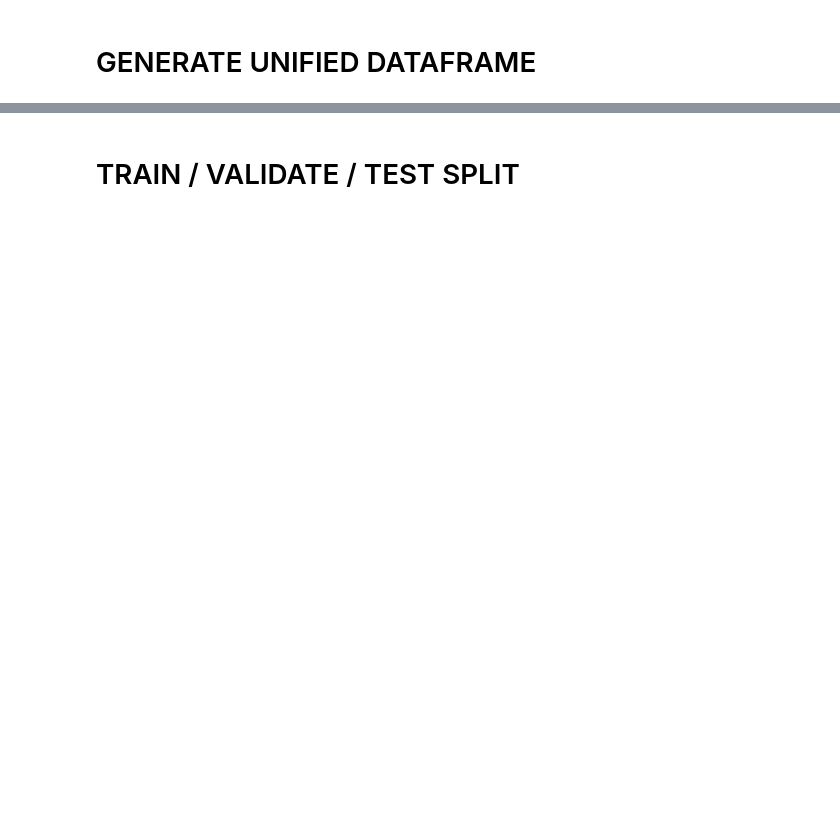
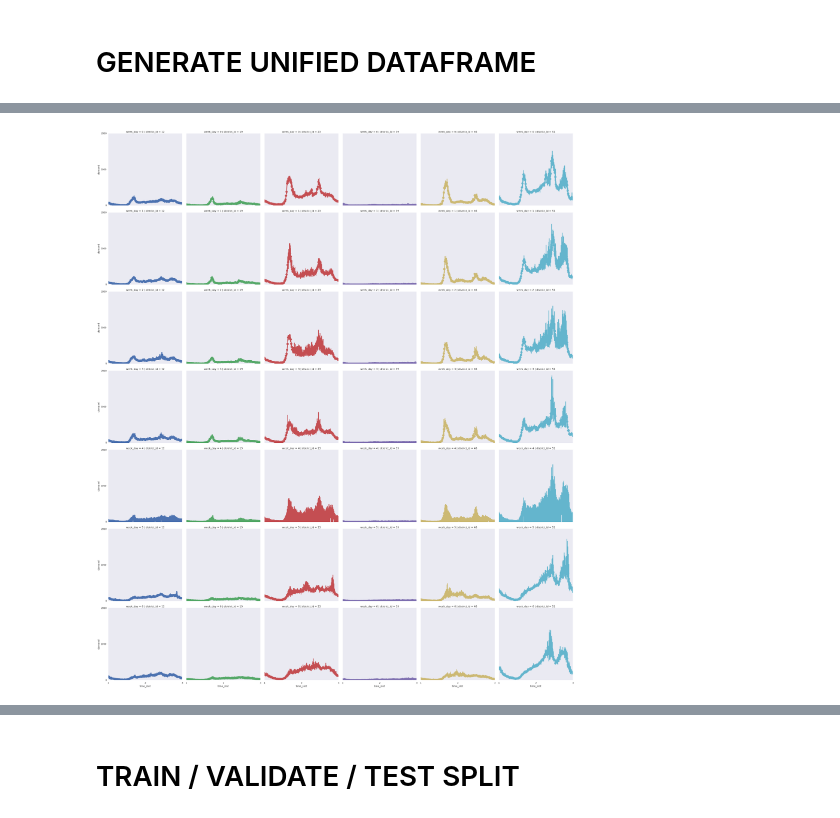
Before and after one commit to rvishakh/udacity, a Jupyter notebook: MLND/capstone/didi/capstone.ipynb, the cells around one changed output, grey strips where cells are left out. Drawn from its saved outputs; the diff is of its cells as text; code cells hidden in the pictures; blank space fills up the shorter version.

```diff
--- a/MLND/capstone/didi/capstone.ipynb
+++ b/MLND/capstone/didi/capstone.ipynb
@@ -568 +597,25 @@ demand_t-1       int64
 max         5.000000       4.000000
+# %%
+# Create a dataframe with data from representative districts
+rep_dists = [12,19,23,39,46,51]
+plot_set = train_set[(train_set['district_id'].isin(rep_dists))]
+# %%
+# Generate grid of demand plots for representative districts by week day
+sns.set(style='dark')
+
+print 'Demand Plots'
+
+# Initialize a grid of plots
+# Column indicates district_id, row indicates week_day
+grid = sns.FacetGrid(plot_set, col='district_id', hue='district_id', row='week_day', size=5)
+
+# Draw the time graph
+grid.map(sns.pointplot, 'time_slot', 'demand')
+
+# Adjust the tick positions and labels
+grid.set(xlim=(0, 144), ylim=(0, 2000), xticks=[0, 72, 144], yticks=[0, 1000, 2000])
+
+# Adjust the arrangement of the plots
+grid.fig.tight_layout(w_pad=1)
+# %% [output]
+[figure, added]
```
Also changed, not shown: parts of 15 cells of this notebook.
